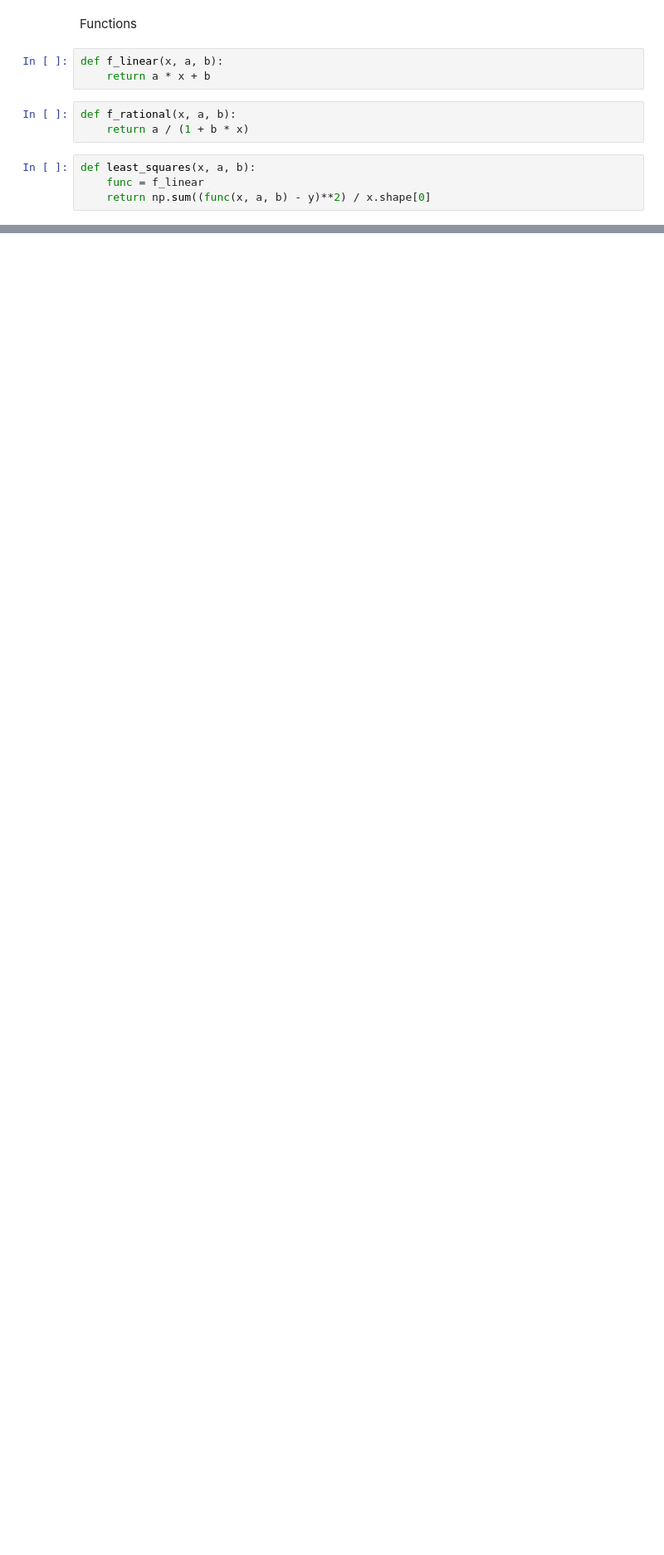
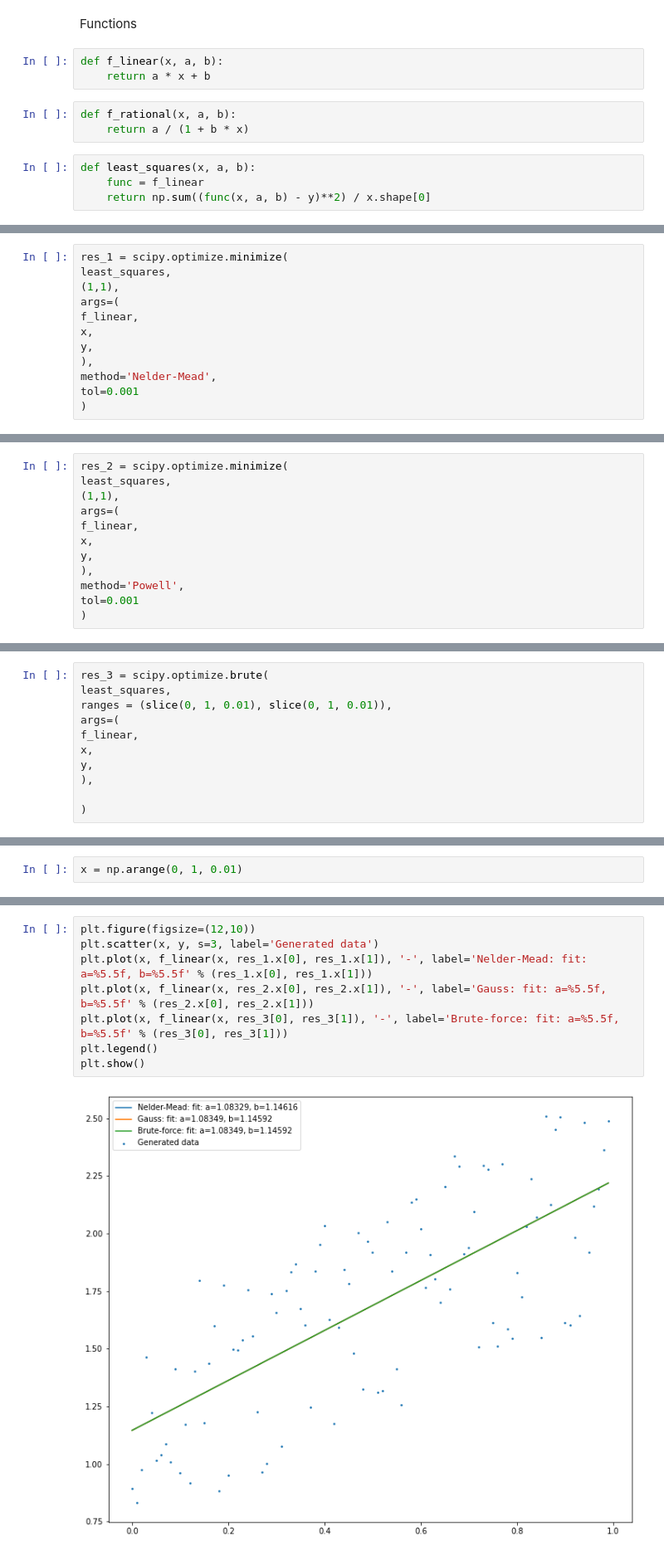
Before and after one commit to Lameus/Algorithms_course, a Jupyter notebook: Optimization (task2).ipynb, the cells around one changed output, grey strips where cells are left out. Shown at 83% size. Saved outputs shown, nothing was run; the diff lists cells and outputs as text; blank space fills up the shorter version.

```diff
--- a/Optimization (task2).ipynb
+++ b/Optimization (task2).ipynb
@@ -203,0 +180,12 @@ result_gauss
+# %%
+res_1 = scipy.optimize.minimize(
+least_squares,
+(1,1),
+args=(
+f_linear,
+x,
+y,
+),
+method='Nelder-Mead',
+tol=0.001
+)
@@ -203,0 +205,12 @@ result_gauss
+# %%
+res_2 = scipy.optimize.minimize(
+least_squares,
+(1,1),
+args=(
+f_linear,
+x,
+y,
+),
+method='Powell',
+tol=0.001
+)
@@ -203,0 +229,11 @@ result_gauss
+# %%
+res_3 = scipy.optimize.brute(
+least_squares,
+ranges = (slice(0, 1, 0.01), slice(0, 1, 0.01)),
+args=(
+f_linear,
+x,
+y,
+),
+
+)
@@ -203,0 +248,2 @@ result_gauss
+# %%
+x = np.arange(0, 1, 0.01)
@@ -203,0 +252,10 @@ result_gauss
+# %%
+plt.figure(figsize=(12,10))
+plt.scatter(x, y, s=3, label='Generated data')
+plt.plot(x, f_linear(x, res_1.x[0], res_1.x[1]), '-', label='Nelder-Mead: fit: a=%5.5f, b=%5.5f' % (res_1.x[0], res_1.x[1]))
+plt.plot(x, f_linear(x, res_2.x[0], res_2.x[1]), '-', label='Gauss: fit: a=%5.5f, b=%5.5f' % (res_2.x[0], res_2.x[1]))
+plt.plot(x, f_linear(x, res_3[0], res_3[1]), '-', label='Brute-force: fit: a=%5.5f, b=%5.5f' % (res_3[0], res_3[1]))
+plt.legend()
+plt.show()
+# %% [output]
+[figure, added]
```
Also changed, not shown: parts of 19 cells of this notebook.
